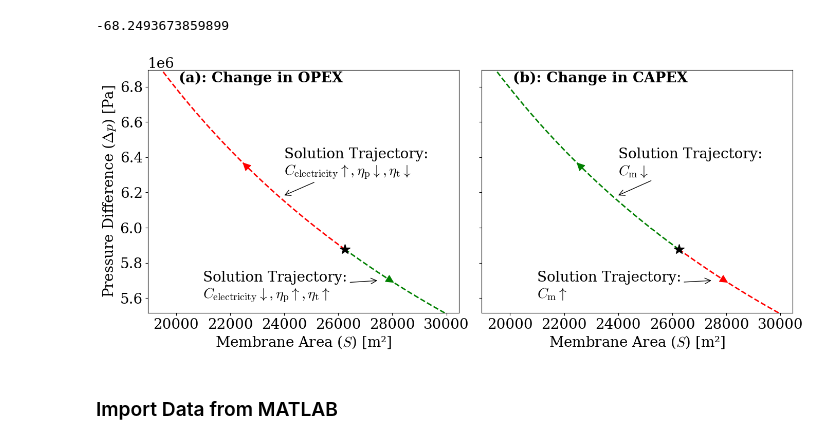
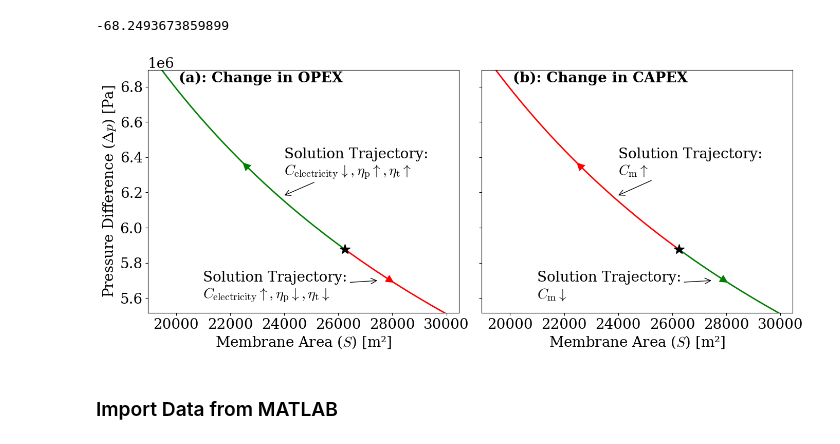
Before and after one commit to freddymartin03/Membrane-Science-and-Membrane-Separation-Processes-CW, a Jupyter notebook: Design.ipynb, the cells around one changed output. Drawn from its saved outputs; the diff is of its cells as text; code cells hidden in the pictures.

```diff
--- a/Design.ipynb
+++ b/Design.ipynb
@@ -441,12 +441,12 @@ fig, axes = plt.subplots(1, 2, figsize=(14, 6), sharey=True)
 for idx, ax in enumerate(axes):
     if idx == 0:
         # First plot: green and red dashed lines
-        ax.plot(S1, delta_p1 * 1e6, color='g', linewidth=2, linestyle='--')
-        ax.plot(S2, delta_p2 * 1e6, color='r', linewidth=2, linestyle='--')
+        ax.plot(S1, delta_p1 * 1e6, color='r', linewidth=2, linestyle='-')
+        ax.plot(S2, delta_p2 * 1e6, color='g', linewidth=2, linestyle='-')
     else:
         # Second plot: blue and orange solid lines
-        ax.plot(S1, delta_p1 * 1e6, color='r', linewidth=2, linestyle='--')
-        ax.plot(S2, delta_p2 * 1e6, color='g', linewidth=2, linestyle='--')
+        ax.plot(S1, delta_p1 * 1e6, color='g', linewidth=2, linestyle='-')
+        ax.plot(S2, delta_p2 * 1e6, color='r', linewidth=2, linestyle='-')
 
     ax.plot(26240, 5.8769e6, marker='*', color='black', markersize=15)
 
@@ -461,50 +461,50 @@ for idx, ax in enumerate(axes):
 
 # --- Add different annotations ---
 axes[0].annotate(
-    r"Solution Trajectory:" + "\n"r"$C_\mathrm{electricity} \uparrow, \eta_\mathrm{p} \downarrow, \eta_\mathrm{t} \downarrow$",
+    r"Solution Trajectory:" + "\n"r"$C_\mathrm{electricity} \downarrow, \eta_\mathrm{p} \uparrow, \eta_\mathrm{t} \uparrow$",
     xy=(23950, 6.18e6), xytext=(24000, 6.3e6),
     arrowprops=dict(facecolor='black', arrowstyle="->"),
     fontsize=20
 )
 
 axes[0].annotate(
-    r"Solution Trajectory:" + "\n"r"$C_\mathrm{electricity} \downarrow, \eta_\mathrm{p} \uparrow, \eta_\mathrm{t} \uparrow$",
+    r"Solution Trajectory:" + "\n"r"$C_\mathrm{electricity} \uparrow, \eta_\mathrm{p} \downarrow, \eta_\mathrm{t} \downarrow$",
     xy=(27500, 5.7e6), xytext=(21000, 5.6e6),
     arrowprops=dict(facecolor='black', arrowstyle="->"),
     fontsize=20
 )
 
 
 axes[1].annotate(
-    r"Solution Trajectory:" + "\n"r"$C_\mathrm{m} \downarrow$",
+    r"Solution Trajectory:" + "\n"r"$C_\mathrm{m} \uparrow$",
     xy=(23950, 6.18e6), xytext=(24000, 6.3e6),
     arrowprops=dict(facecolor='black', arrowstyle="->"),
     fontsize=20
 )
 
 axes[1].annotate(
-    r"Solution Trajectory:" + "\n"r"$C_\mathrm{m} \uparrow$",
+    r"Solution Trajectory:" + "\n"r"$C_\mathrm{m} \downarrow$",
     xy=(27500, 5.7e6), xytext=(21000, 5.6e6),
     arrowprops=dict(facecolor='black', arrowstyle="->"),
     fontsize=20
 )
 
 # --- Label subplots as (a) and (b) ---
 axes[0].text(0.1, 0.95, "(a): Change in OPEX", transform=axes[0].transAxes, fontsize=20, fontweight='bold')
 axes[1].text(0.1, 0.95, "(b): Change in CAPEX", transform=axes[1].transAxes, fontsize=20, fontweight='bold')
 
 # --- Optional: Add directional arrows if you have the function ---
 add_arrow(axes[0].lines[0], direction='left')
 add_arrow(axes[0].lines[1], direction='right')
 add_arrow(axes[1].lines[0], direction='left')
 add_arrow(axes[1].lines[1], direction='right')
 
 # --- Save and show ---
 plt.tight_layout()
 plt.savefig(r'C:\Users\fjm21\OneDrive - Imperial College London\Fourth Year\Membranes\CW\objective_sens_subplots.pdf', format='pdf', transparent=False)
 plt.show()
 # %% [output]
-[figure, old version]
+[figure, new version]
 # %% [markdown]
 ### Import Data from MATLAB
 # %%
```
Also changed, not shown: parts of 1 cell of this notebook.
